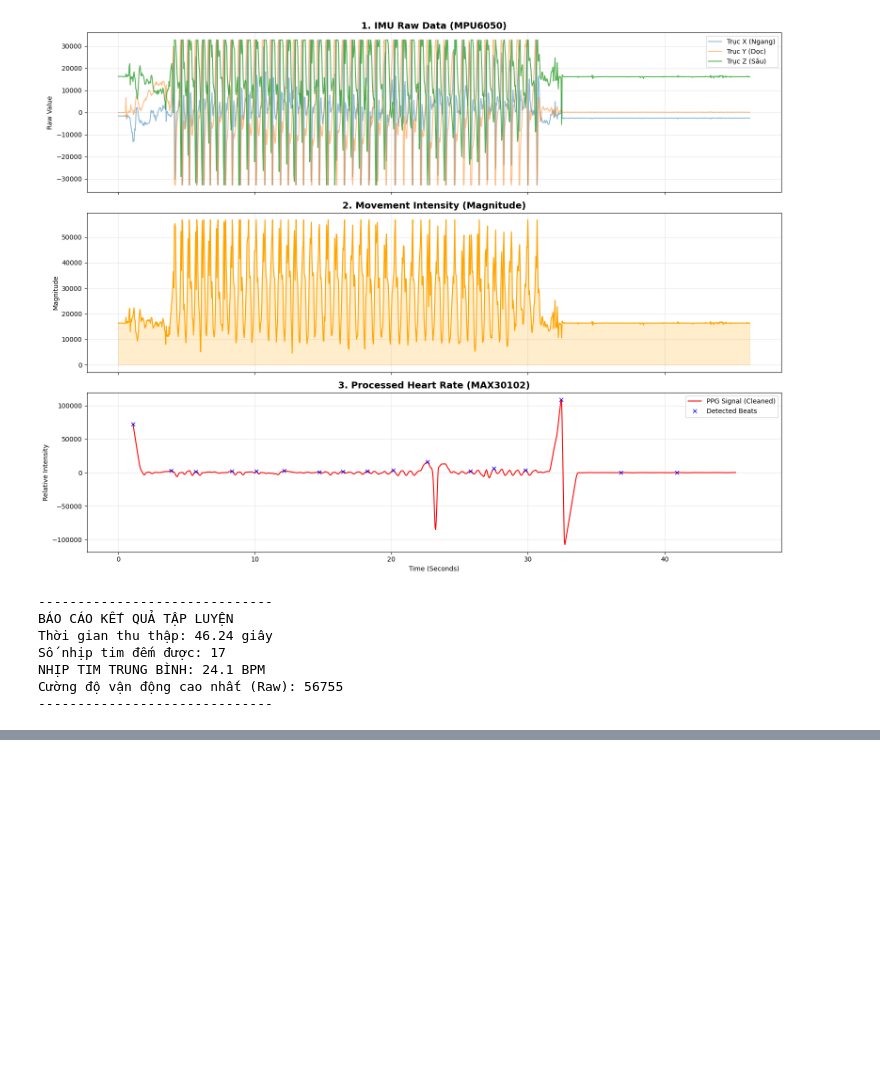
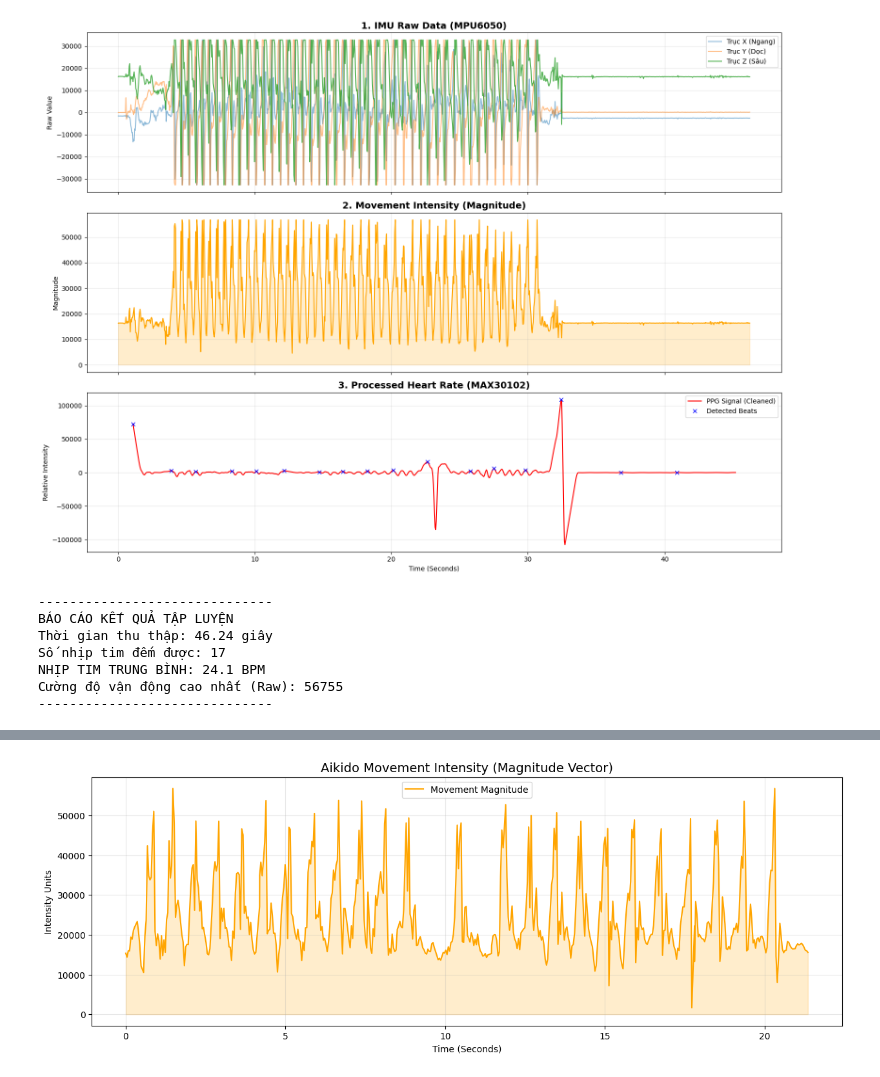
Before and after one commit to ChuoiUhuhu0727/Martial-Arts-Signal-Analysis, a Jupyter notebook: src/4th_analyze data.ipynb, the cells around one changed output, grey strips where cells are left out. Saved outputs shown, nothing was run; the diff lists cells and outputs as text; code cells hidden in the pictures; blank space fills up the shorter version.

```diff
--- a/src/4th_analyze data.ipynb
+++ b/src/4th_analyze data.ipynb
@@ -290,0 +340,16 @@ Cường độ vận động cao nhất (Raw): 56755
+# %%
+# Tính độ lớn vector gia tốc: sqrt(x^2 + y^2 + z^2)
+df['Acc_Mag'] = np.sqrt(df['AccX']**2 + df['AccY']**2 + df['AccZ']**2)
+
+plt.figure(figsize=(15, 5))
+plt.plot(df['Timestamp'], df['Acc_Mag'], color='orange', label='Movement Magnitude')
+plt.fill_between(df['Timestamp'], df['Acc_Mag'], color='orange', alpha=0.2)
+
+plt.title("Aikido Movement Intensity (Magnitude Vector)", fontsize=14)
+plt.ylabel("Intensity Units")
+plt.xlabel("Time (Seconds)")
+plt.grid(True, alpha=0.3)
+plt.legend()
+plt.show()
+# %% [output]
+[figure, added]
```
Also changed, not shown: parts of 4 cells of this notebook, 9 other files.
